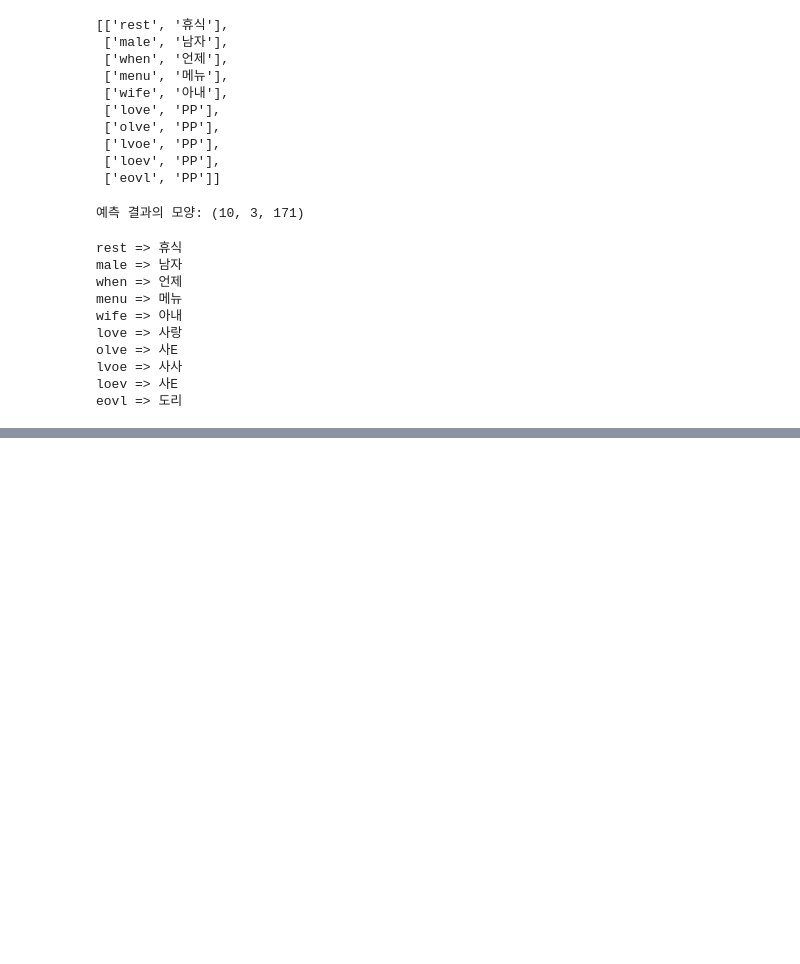
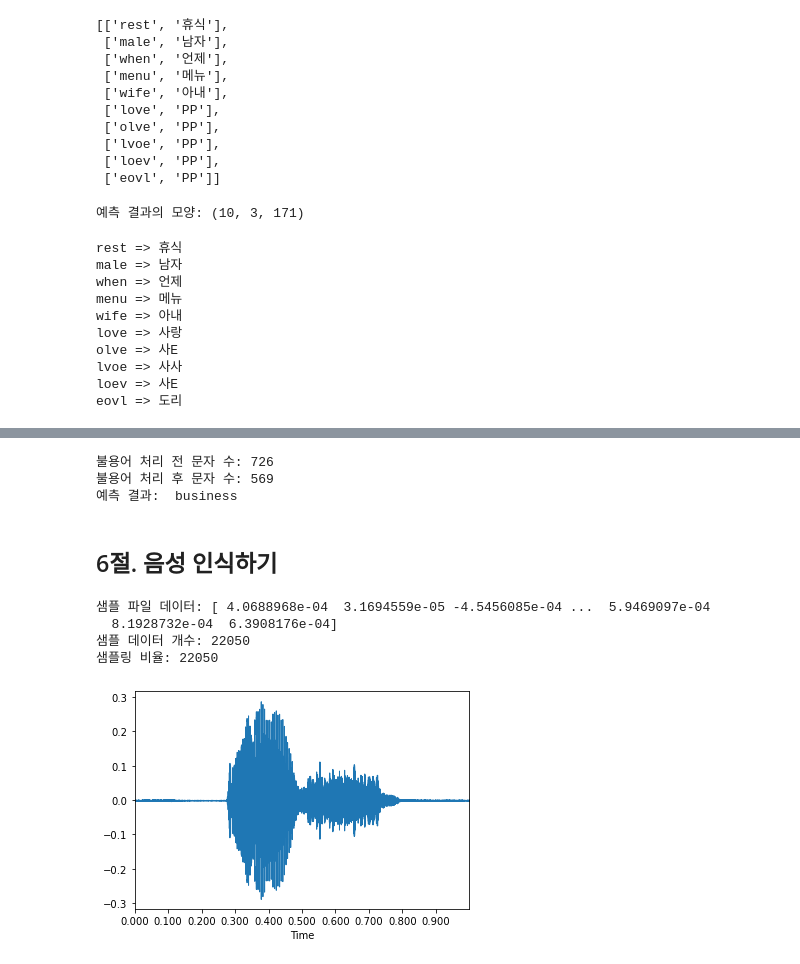
Before and after one commit to lucio-karin0506/SaltLux-Project, a Jupyter notebook: NLP/3장 자연어처리 실습.ipynb, the cells around one changed output, grey strips where cells are left out. Drawn from its saved outputs; the diff is of its cells as text; code cells hidden in the pictures; blank space fills up the shorter version.

```diff
--- a/NLP/3장 자연어처리 실습.ipynb
+++ b/NLP/3장 자연어처리 실습.ipynb
@@ -751,0 +1007,35 @@ eovl => 도리
+# %%
+# 실제 뉴스 기사 카테고리 분류
+import re
+
+news = ['''
+Russia is planning to fabricate a pretext for an invasion of Ukraine, by falsely blaming Ukrainian military for an attack on Russian-backed separatists or Russia itself, US officials say.
+One option Russia is said to be considering is to stage and film a fake attack, with graphic images of an explosion showing numerous casualties.
+In response, Russia said it was not planning any false flag operations.
+The US and Nato are concerned at the massing of Russian forces near Ukraine.
+Russia denies planning to invade, saying the troops are there for drills. They currently number about 100,000.
+The tensions come eight years after Russia annexed Ukraine's southern Crimea peninsula and backed a bloody rebellion in the eastern Donbas region.
+'''.lower()]
+
+news[0] = re.sub(r'[^\w\s]', '', news[0]) # 구두점 제거
+
+print(f'불용어 처리 전 문자 수: {len(news[0])}')
+
+# 불용어 처리
+for word in MY_STOP:
+    token = ' ' + word + ' '
+    news[0] = news[0].replace(token, ' ')
+
+print(f'불용어 처리 후 문자 수: {len(news[0])}')
+
+seq = A_token.texts_to_sequences(news)
+padded = pad_sequences(seq, maxlen=MY_LEN, padding='post', truncating='post')
+
+my_pred = model.predict(padded)
+print('예측 결과: ', idx_to_label[np.argmax(my_pred[0])])
+# %% [output]
+불용어 처리 전 문자 수: 726
+불용어 처리 후 문자 수: 569
+예측 결과:  business
+# %% [markdown]
+## 6절. 음성 인식하기
@@ -751,0 +1072,17 @@ eovl => 도리
+# %%
+sound, rate = librosa.load('./datasets/audio/yes-sample.wav')
+
+print(f'샘플 파일 데이터: {sound}')
+print(f'샘플 데이터 개수: {len(sound)}')
+print(f'샘플링 비율: {rate}')
+# %% [output]
+샘플 파일 데이터: [ 4.0688968e-04  3.1694559e-05 -4.5456085e-04 ...  5.9469097e-04
+  8.1928732e-04  6.3908176e-04]
+샘플 데이터 개수: 22050
+샘플링 비율: 22050
+# %%
+# 파일의 파형
+librosa.display.waveplot(sound, sr=rate)
+plt.show()
+# %% [output]
+[figure, added]
```
Also changed, not shown: parts of 33 cells of this notebook.
